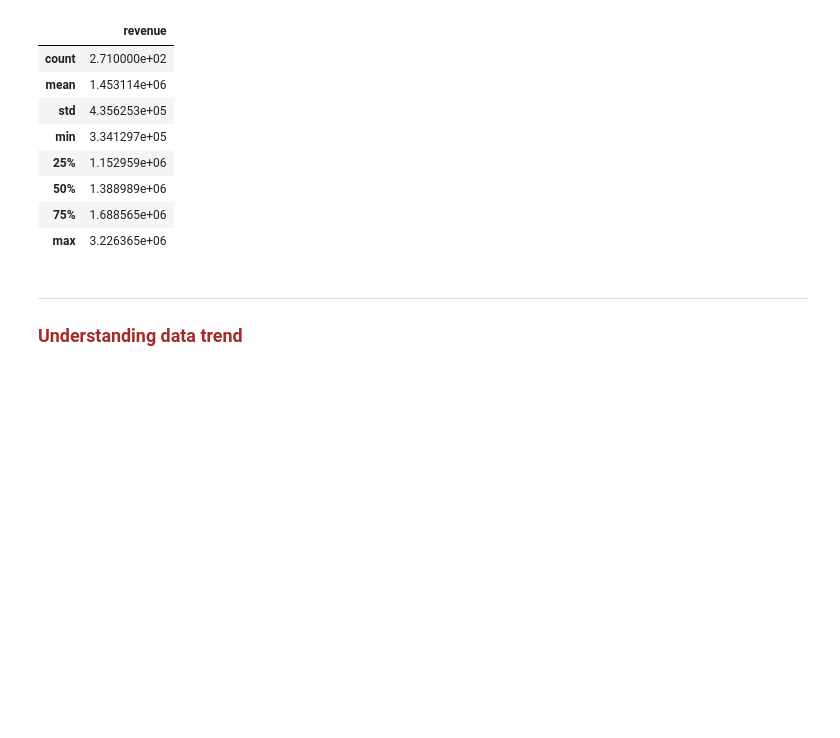
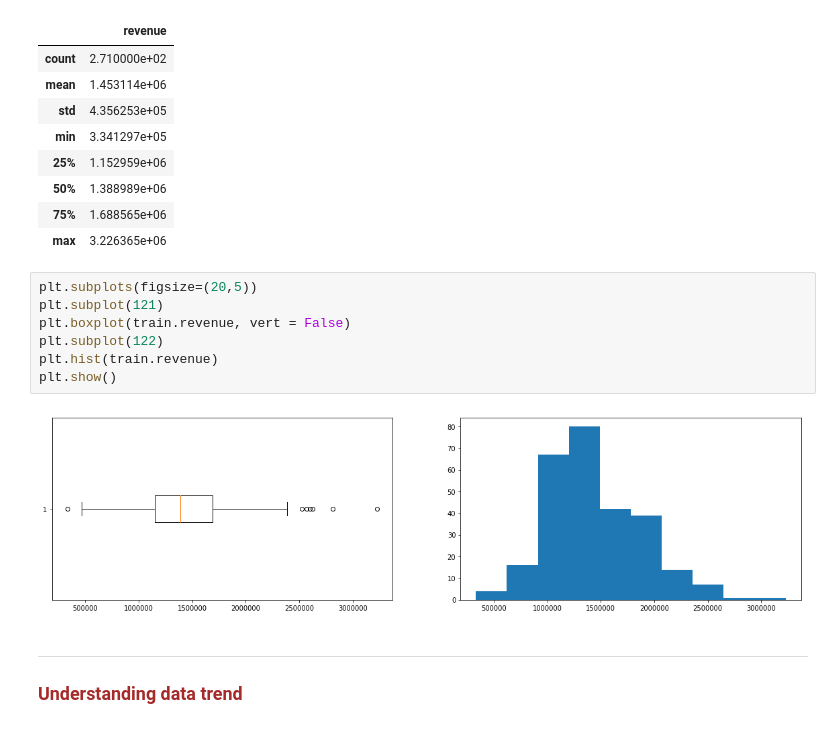
Before and after one commit to sudheerrao07/timeseries1, a Jupyter notebook: TimeSeries.ipynb, the cells around one changed output. Drawn from its saved outputs; the diff is of its cells as text; blank space fills up the shorter version.

```diff
--- a/TimeSeries.ipynb
+++ b/TimeSeries.ipynb
@@ -120,6 +123,15 @@ train.describe()
 | 50% | 1.388989e+06 |
 | 75% | 1.688565e+06 |
 | max | 3.226365e+06 |
+# %%
+plt.subplots(figsize=(20,5))
+plt.subplot(121)
+plt.boxplot(train.revenue, vert = False)
+plt.subplot(122)
+plt.hist(train.revenue)
+plt.show()
+# %% [output]
+[figure, added]
 # %% [markdown]
 ***
 <font color = "brown">
```
Also changed, not shown: parts of 22 cells of this notebook.
